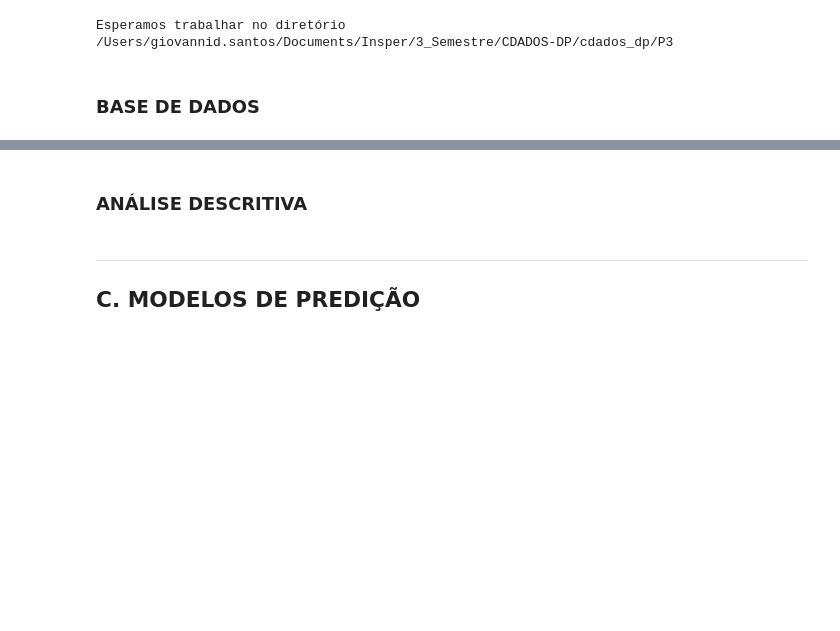
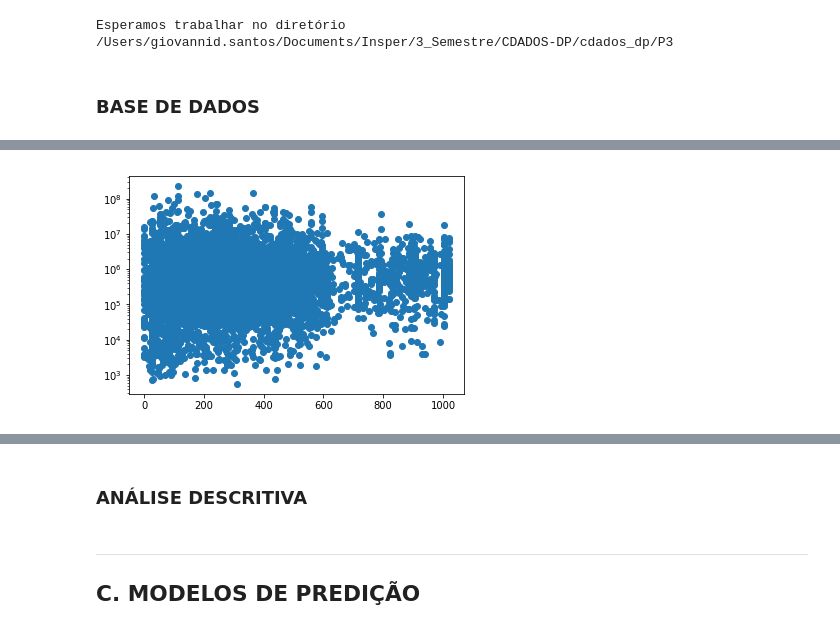
Before and after one commit to victorniubo/cdados_dp, a Jupyter notebook: P3/Projeto3 Layout.ipynb, the cells around one changed output, grey strips where cells are left out. Cells and saved outputs as stored; diff of their text form; code cells hidden in the pictures; blank space fills up the shorter version.

```diff
--- a/P3/Projeto3 Layout.ipynb
+++ b/P3/Projeto3 Layout.ipynb
@@ -172,2 +104,5 @@ banana
+# %%
+# Transpose no dataframe para poder usar .nlargest()
+trans = you_analysis.iloc[:,5:].transpose()
 # %%
 #trans.rename(index=str, columns={e: "vid_{0}".format(e)})
@@ -181,0 +120,6 @@ for index, row in trans.iterrows():
+# %%
+# Cria dicionário com chave de index e valor com top 3 frequências
+ind = list(you_analysis.iloc[:,5:].index)
+dic = {}
+for e in ind:
+    dic[e]= trans.nlargest(3,e)[e].sum()
@@ -181,0 +138,3 @@ for index, row in trans.iterrows():
+# %%
+you_ifn['top3_freq']=list(dic.values())
+you_ifn.head(7)
@@ -181,0 +150,5 @@ for index, row in trans.iterrows():
+# %%
+ax.scatter(you_ifn.top3_freq, you_ifn.views)
+ax.set_yscale('log')
+# %% [output]
+[figure, added]
```
Also changed, not shown: parts of 13 cells of this notebook.
